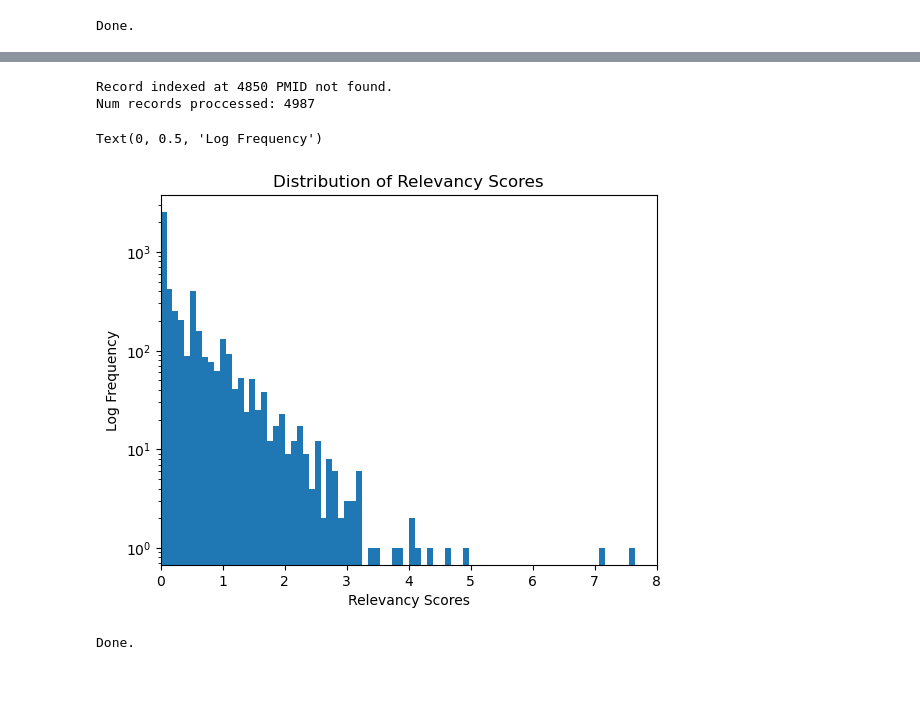
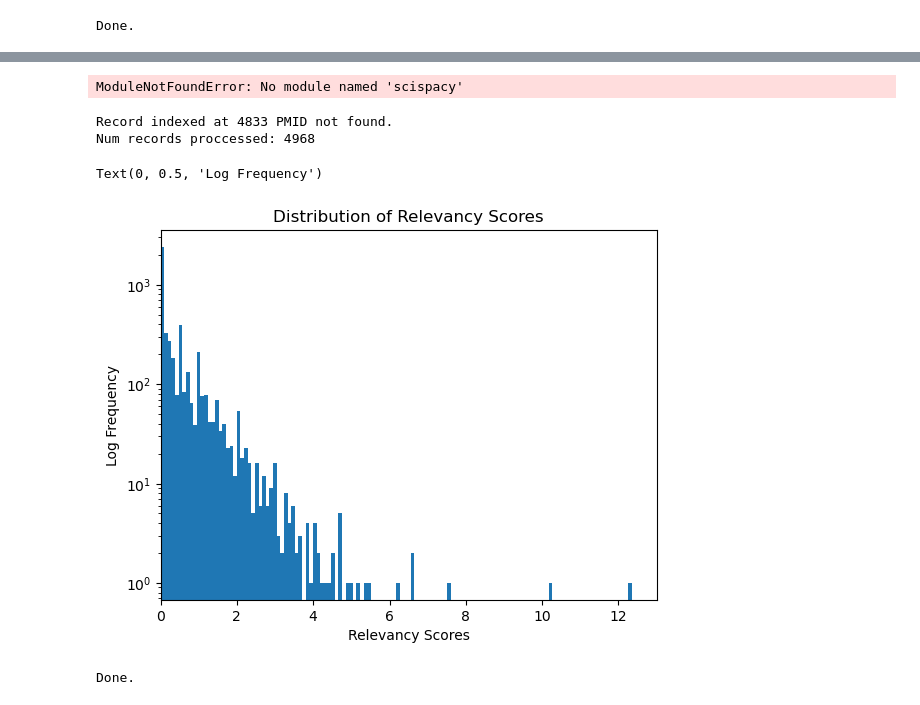
Before and after one commit to DanielTatem11/IR-IEPipelineForBioMedResearch, a Jupyter notebook: SimplifiedRetrievalPipeline.ipynb, the cells around one changed output, grey strips where cells are left out. Drawn from its saved outputs; the diff is of its cells as text; code cells hidden in the pictures.

```diff
--- a/SimplifiedRetrievalPipeline.ipynb
+++ b/SimplifiedRetrievalPipeline.ipynb
@@ -494,3 +573,44 @@ Done.
+# %%
+import scispacy
+import spacy
+import en_core_sci_sm  #The model we are going to use from spacy import displacy from scispacy.abbreviation
+from scispacy.abbreviation import AbbreviationDetector
+from scispacy.umls_linking import UmlsEntityLinker
+text = "Neurons are metabolically handicapped in the sense that they are not able to perform de novo synthesis of neurotransmitter glutamate and gamma-aminobutyric acid (GABA) from glucose.!?"
+
+
+
+doc = nlp(text)
+text_no_punct = [token for token in doc if not (token.is_punct or token.is_left_punct or token.is_right_punct) or (token.text ==  ("." or "!" or "?"))]
+
+text_no_punct= ' '.join(token.text for token in text_no_punct)
+print(text_no_punct)
+tokens_filtered = nlp(text_no_punct)
+print(tokens_filtered)
+
+nlp1 = spacy.load("en_core_sci_sm")
+doc1 = nlp1(text)
+print(list(doc.sents))
+
+text_no_punct1 = [token for token in doc1 if not (token.is_punct or token.is_left_punct or token.is_right_punct) or (token.text ==  ("." or "!" or "?"))]
+
+text_no_punct1= ' '.join(token.text for token in text_no_punct1)
+print("Scispacy tokens:/n")
+print(text_no_punct1)
+#print(doc)
+#text_for_removal = text_no_punct.split(" ")
+#tokens_filtered= [word for word in text_for_removal if not word in nlp.Defaults.stop_words]
+query_terms= ["GABA","Glutamate"]
+inner_thesaurus = {k:thesaurus[k] for k in query_terms}
+(comention_sents, proximity_count) = find_comentions(doc=doc_no_punct, thes=inner_thesaurus)
+print(proximity_count)
+if (len(proximity_count) != 0):
+    relevancy_score = sum([1/count for count in proximity_count])
+else:
+    relevancy_score = 0
+print(relevancy_score)
+# %% [output]
+ModuleNotFoundError: No module named 'scispacy'
 # %%
 """
 Documentation for reranking()
@@ -533,10 +653,15 @@ def reranking(records, query_terms):
                 # TODO: Stop rewriting this indexing mess every time.
                 abstract_text = str(record['PubmedArticle'][0]['MedlineCitation']['Article']['Abstract']['AbstractText'])
                 # Process the abstract
+                #CHANGE using raw string for comention
+
                 doc = nlp(abstract_text)
-
+                #removes punctuation that does not indicate the end of a sentence
+                text_no_punct = [token for token in doc if not (token.is_punct or token.is_left_punct or token.is_right_punct) or (token.text ==  ("." or "!" or "?"))]
+                text_no_punct= ' '.join(token.text for token in text_no_punct)
+                doc = nlp(text_no_punct)
                 (comention_sents, proximity_count) = find_comentions(doc=doc, thes=inner_thesaurus)
-
+                #(comention_sents, proximity_count) = find_comentions(doc=abstract_text, thes=inner_thesaurus)
                 # DataFrame data collection
                 pmids.append(pmid)
                 if (len(proximity_count) != 0):
@@ -546,7 +671,7 @@ def reranking(records, query_terms):
                 titles.append(str(record['PubmedArticle'][0]['MedlineCitation']['Article']['ArticleTitle']))
                 try:
 
-                    #FIXME: have to repeat these commands in order to have proper formatting
+                    #FIXME: have to repeat these commands in order to have proper formatting also may not be appending al lcomention sentences due to tokenization changes
                     abstract_text = "".join(str(i) for i in (record['PubmedArticle'][0]['MedlineCitation']['Article']['Abstract']['AbstractText']))
                     abstracts.append(abstract_text)
                     doc = nlp(abstract_text)
@@ -570,7 +695,6 @@ def reranking(records, query_terms):
 
     #formatting for output
 
-
     relevancy_score_inverted = invert_dict(relevancy_score)
     # Gathering the top 15 abstracts based on the relevancy score.
     # We conglomerate all of the scores into a single list, flatten it, and then simply slice out the first 15 elements.
@@ -581,7 +705,6 @@ def reranking(records, query_terms):
     top_15 = [x for xs in top_15 for x in xs]
     top_15 = top_15[:15]
     prerankings.astype({'Comention Sentences': 'string'}).dtypes
-    #prerankings["Comention Sentences"] = prerankings["Comention Sentences"]
     prerankings["Comention Sentences"] = prerankings["Comention Sentences"].apply(lambda x: str(x).strip("[]"))
 
     #getting top 100 for word clouds
@@ -602,14 +725,14 @@ def reranking(records, query_terms):
 # FIXME: Do NOT hardcode the query_terms, pull them in from the query.
 rankings, top_100, prerankings = reranking(records_pubmed, ["GABA","Glutamate"])
 # %% [output]
-Record indexed at 4850 PMID not found.
-Num records proccessed: 4987
+Record indexed at 4833 PMID not found.
+Num records proccessed: 4968
 # %%
-ax = prerankings["Relevancy Score"].plot(kind = 'hist', logy = True, bins = 80, title = "Distribution of Relevancy Scores",
-                                    xlim = (0,8))
+ax = prerankings["Relevancy Score"].plot(kind = 'hist', logy = True, bins = 130, title = "Distribution of Relevancy Scores",
+                                    xlim = (0,13))
 ax.set_xlabel("Relevancy Scores")
 ax.set_ylabel("Log Frequency")
 # %% [output]
 Text(0, 0.5, 'Log Frequency')
-[figure, old version]
+[figure, new version]
 # %%
```
Also changed, not shown: parts of 19 cells of this notebook.
